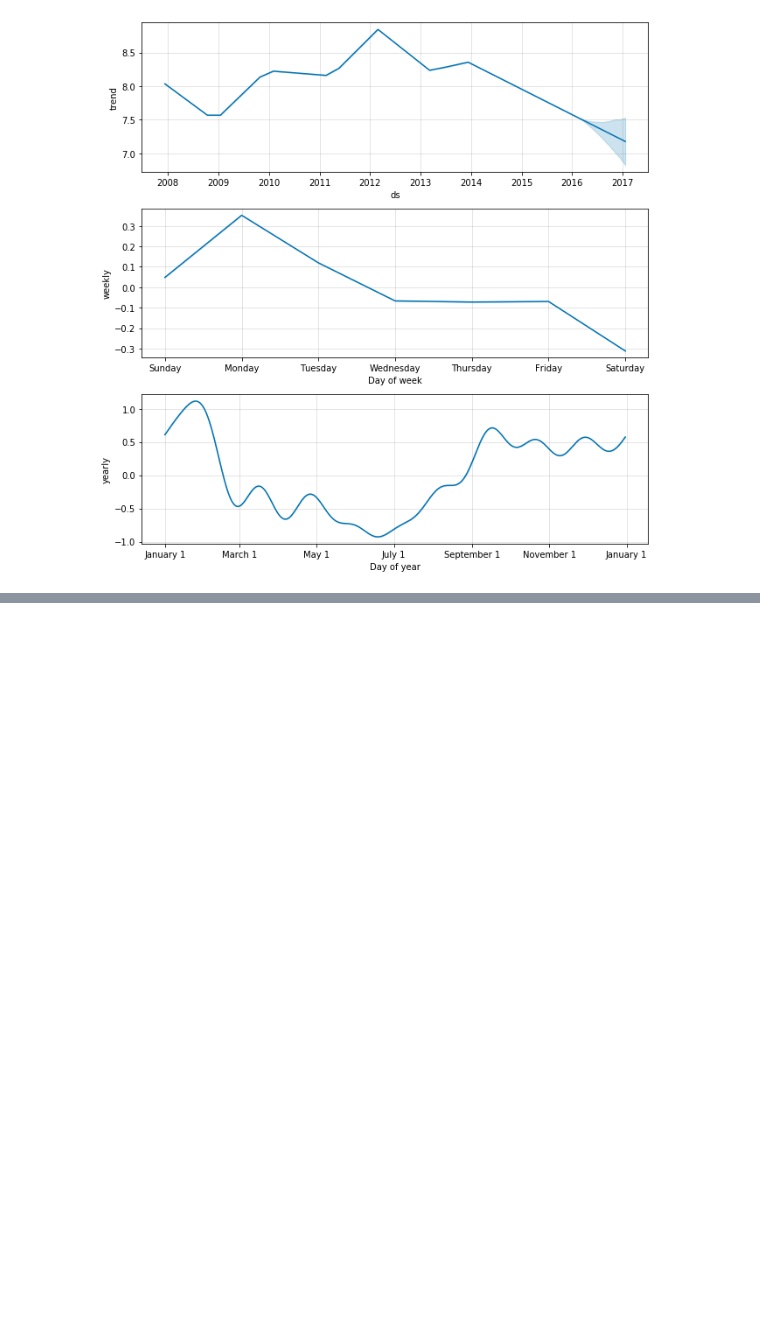
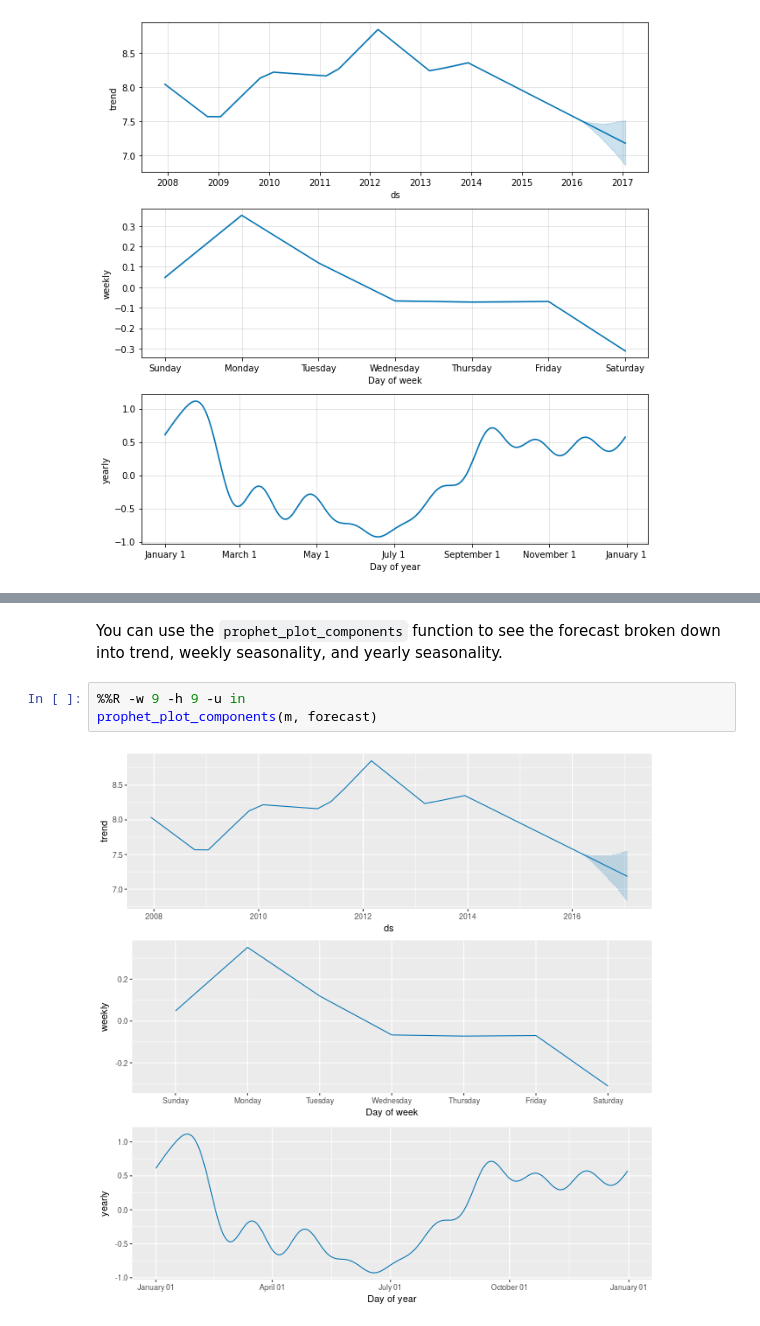
Before and after one commit to thimotyb/prophet, a Jupyter notebook: notebooks/quick_start.ipynb, the cells around one changed output, grey strips where cells are left out. Saved outputs shown, nothing was run; the diff lists cells and outputs as text; blank space fills up the shorter version.

```diff
--- a/notebooks/quick_start.ipynb
+++ b/notebooks/quick_start.ipynb
@@ -83,0 +152,7 @@ fig2 = m.plot_components(forecast)
+# %% [markdown]
+You can use the `prophet_plot_components` function to see the forecast broken down into trend, weekly seasonality, and yearly seasonality.
+# %%
+%%R -w 9 -h 9 -u in
+prophet_plot_components(m, forecast)
+# %% [output]
+[figure, added]
```
Also changed, not shown: parts of 18 cells of this notebook.
